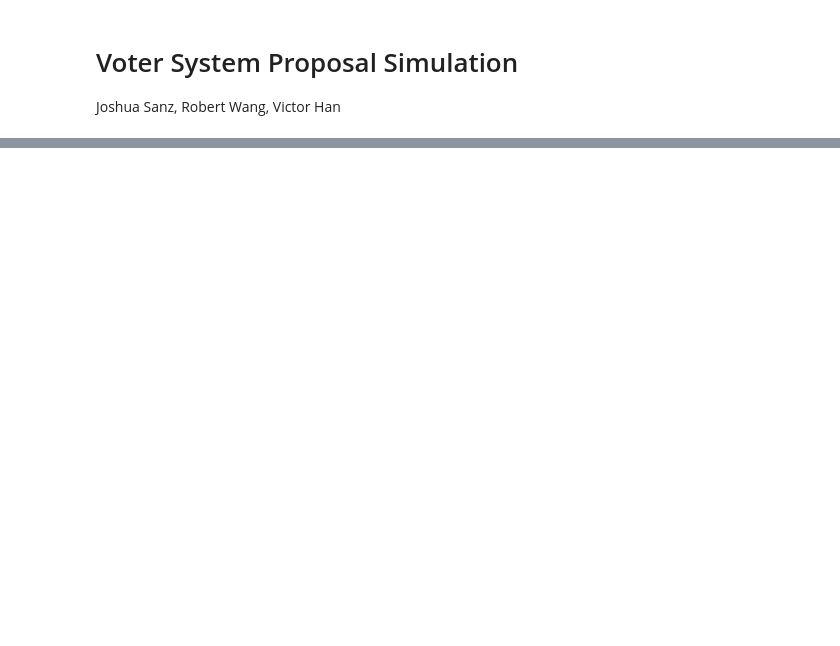
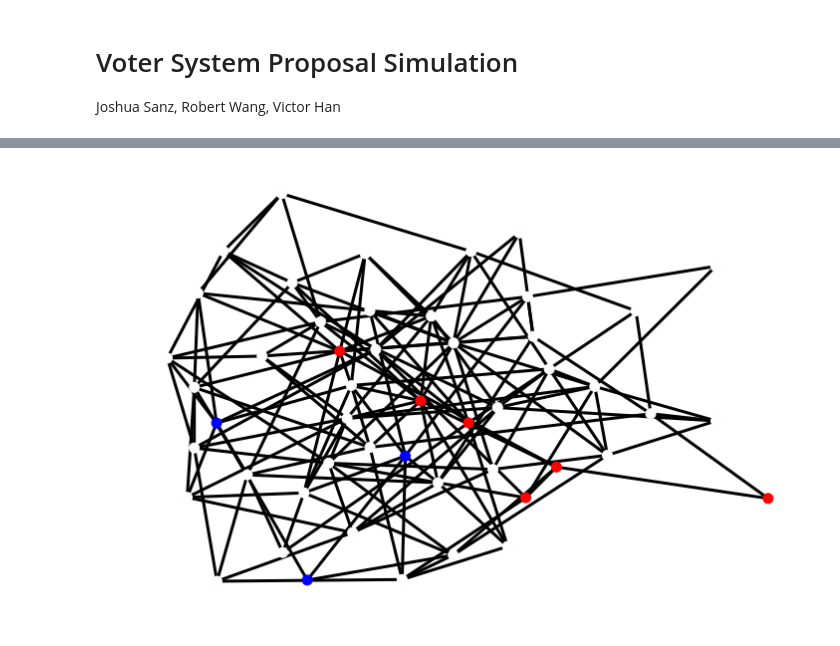
Before and after one commit to vhan95/EECS126_project, a Jupyter notebook: proposal.ipynb, the cells around one changed output, grey strips where cells are left out. Saved outputs shown, nothing was run; the diff lists cells and outputs as text; code cells hidden in the pictures; blank space fills up the shorter version.

```diff
--- a/proposal.ipynb
+++ b/proposal.ipynb
@@ -49,0 +48,5 @@ ValueError: num must be 1 <= num <= 0, not 1
+# %%
+vm.update()
+vm.draw()
+# %% [output]
+[figure, added]
```
Also changed, not shown: parts of 8 cells of this notebook, 1 other file.
